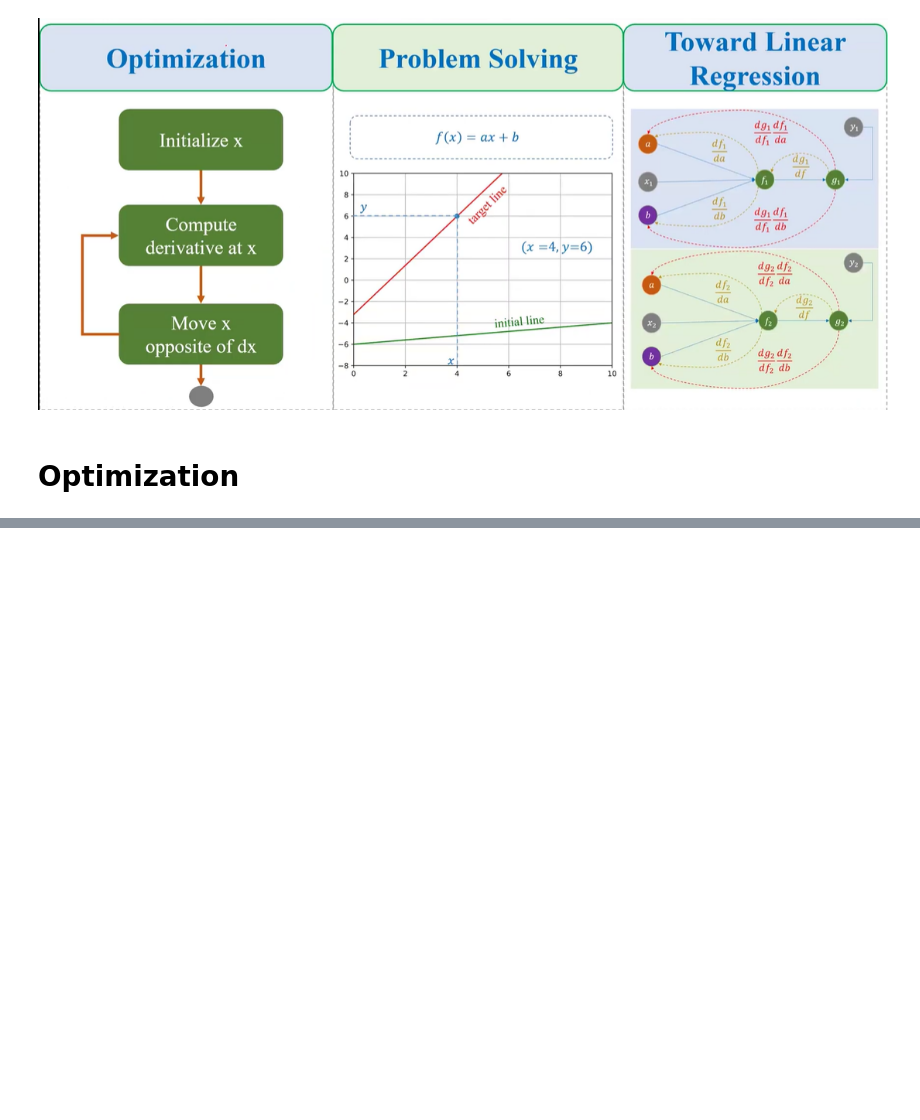
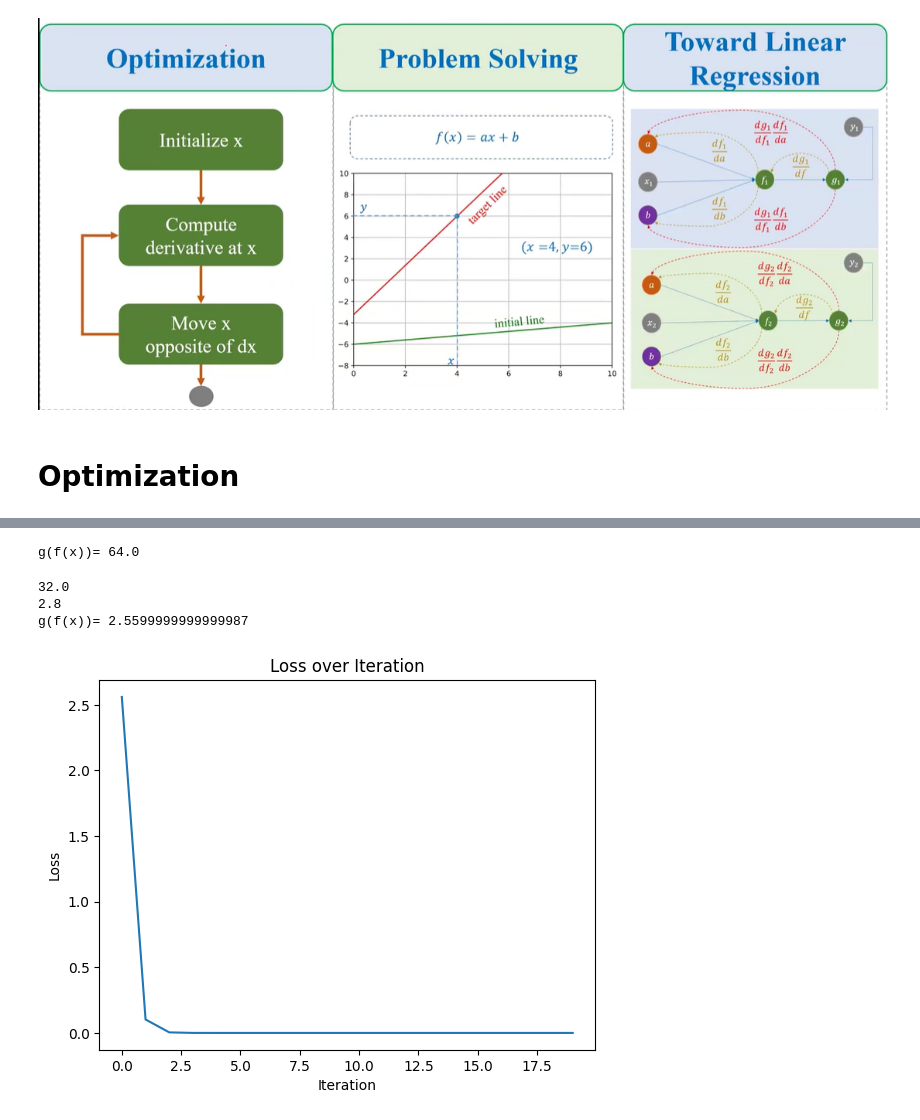
Before and after one commit to THIEN31103/From_Optimization_To_Linear_Regression, a Jupyter notebook: Src/main.ipynb, the cells around one changed output, grey strips where cells are left out. Cells and saved outputs as stored; diff of their text form; code cells hidden in the pictures; blank space fills up the shorter version.

```diff
--- a/Src/main.ipynb
+++ b/Src/main.ipynb
@@ -4,0 +15,48 @@
+# %%
+def fx(x):
+    return 2*x -1
+
+def gf(f):
+    return (f - 3)**2
+
+def compute_dg_dx(x):
+    return 8*x - 16
+# %%
+x = 6.0
+lr = 0.1
+print('g(f(x))=',gf(fx(x)))
+# %% [output]
+g(f(x))= 64.0
+# %%
+dgx = compute_dg_dx(x)
+print(dgx)
+
+x = x - lr*dgx
+print(x)
+
+print('g(f(x))=',gf(fx(x)))
+# %% [output]
+32.0
+2.8
+g(f(x))= 2.5599999999999987
+# %%
+losses = []
+for _ in range(20):
+    dg_dx = compute_dg_dx(x)
+
+    signal = gf(fx(x))
+    losses.append(signal)
+
+    x = x -lr*dg_dx
+# %%
+# prompt: plot losses
+
+import matplotlib.pyplot as plt
+
+plt.plot(losses)
+plt.xlabel('Iteration')
+plt.ylabel('Loss')
+plt.title('Loss over Iteration')
+plt.show()
+# %% [output]
+[figure, added]
```
Also changed, not shown: parts of 5 cells of this notebook.
